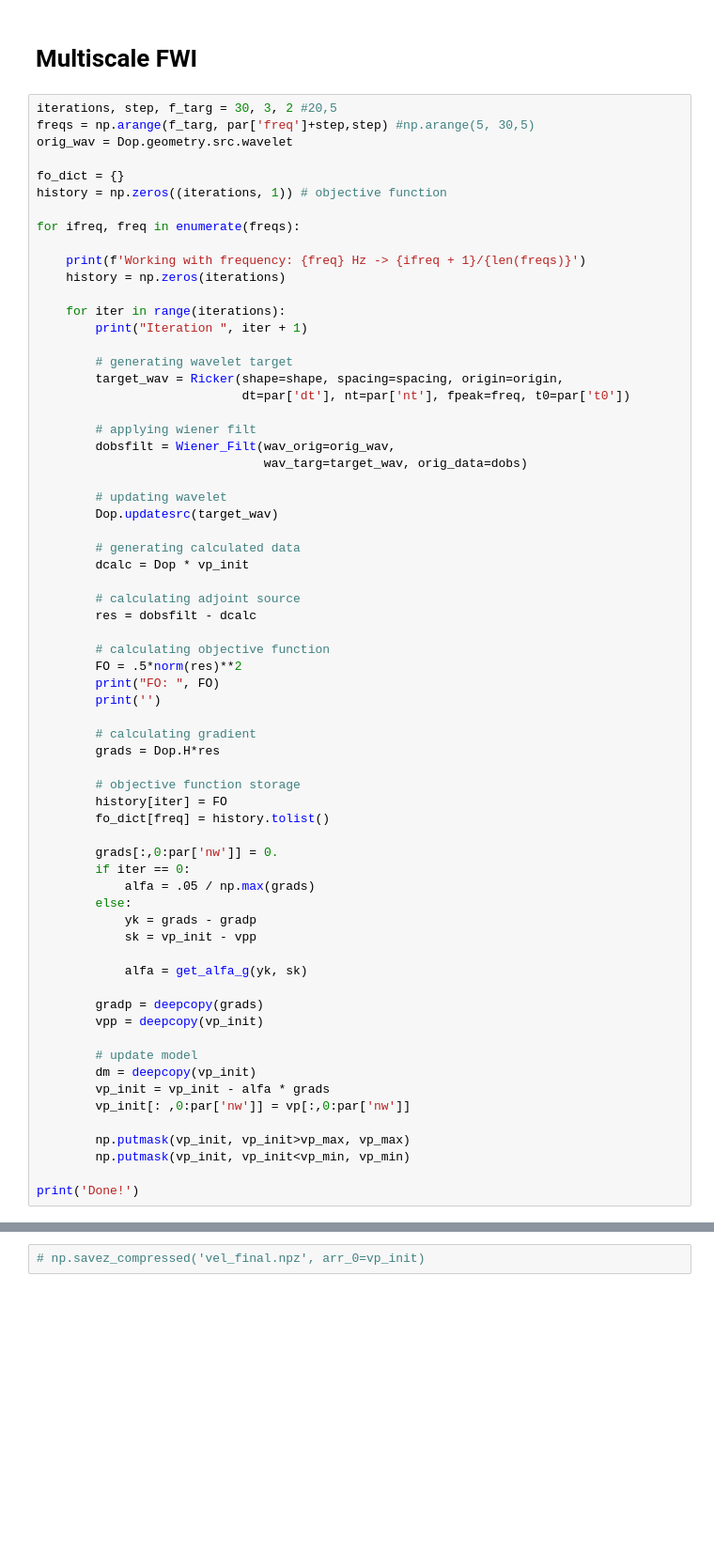
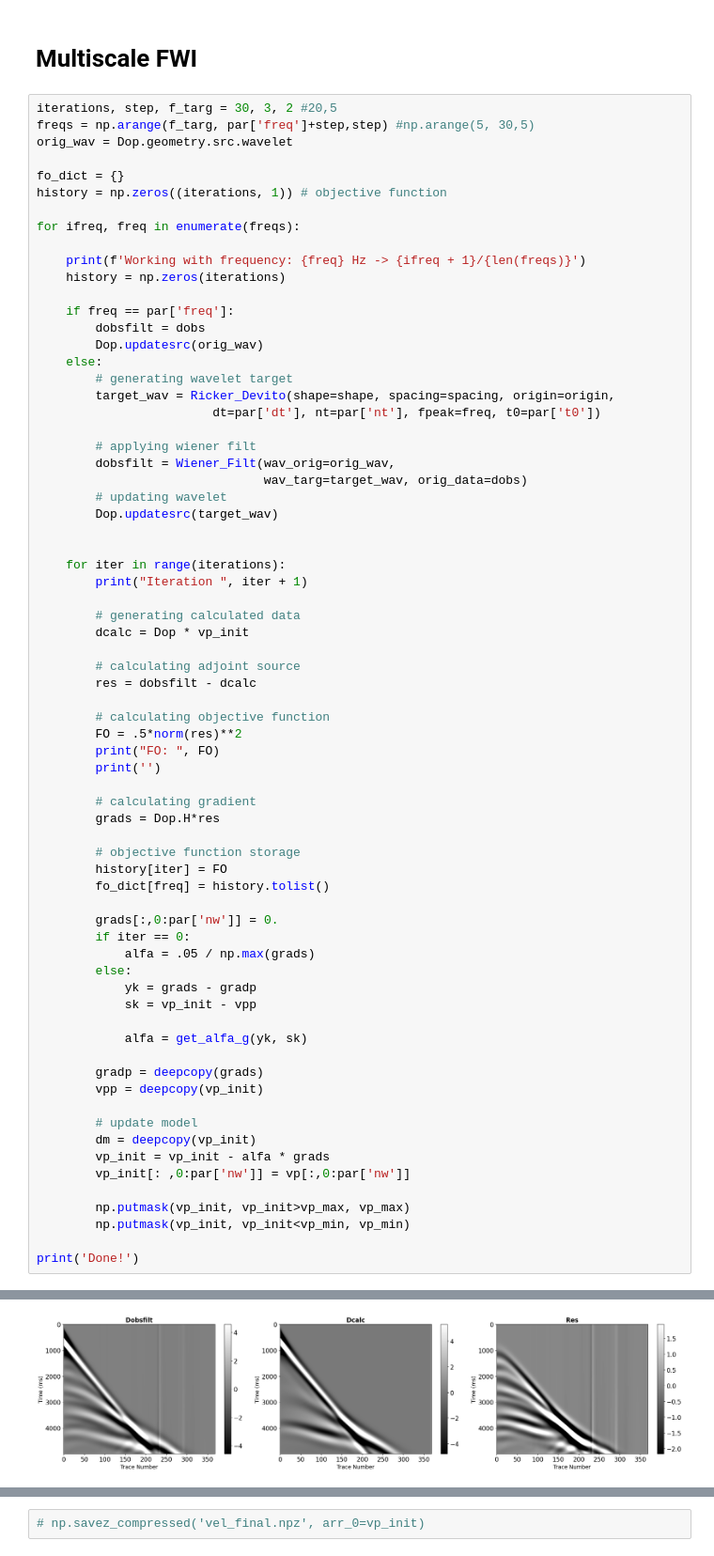
Before and after one commit to LIGA-UFBA/Pylops, a Jupyter notebook: tutorials/notebooks/FWI_MultiScale.ipynb, the cells around one changed output, grey strips where cells are left out. Shown at 94% size. Drawn from its saved outputs; the diff is of its cells as text; blank space fills up the shorter version.

```diff
--- a/tutorials/notebooks/FWI_MultiScale.ipynb
+++ b/tutorials/notebooks/FWI_MultiScale.ipynb
@@ -142,19 +147,23 @@ for ifreq, freq in enumerate(freqs):
     print(f'Working with frequency: {freq} Hz -> {ifreq + 1}/{len(freqs)}')
     history = np.zeros(iterations)
 
-    for iter in range(iterations):
-        print("Iteration ", iter + 1)
-
+    if freq == par['freq']:
+        dobsfilt = dobs
+        Dop.updatesrc(orig_wav)
+    else:
         # generating wavelet target
-        target_wav = Ricker(shape=shape, spacing=spacing, origin=origin,
-                            dt=par['dt'], nt=par['nt'], fpeak=freq, t0=par['t0'])
+        target_wav = Ricker_Devito(shape=shape, spacing=spacing, origin=origin,
+                        dt=par['dt'], nt=par['nt'], fpeak=freq, t0=par['t0'])
 
         # applying wiener filt
         dobsfilt = Wiener_Filt(wav_orig=orig_wav,
                                wav_targ=target_wav, orig_data=dobs)
-
         # updating wavelet
         Dop.updatesrc(target_wav)
+
+
+    for iter in range(iterations):
+        print("Iteration ", iter + 1)
 
         # generating calculated data
         dcalc = Dop * vp_init
@@ -215,0 +210 @@ Done!
+[figure, added]
```
Also changed, not shown: parts of 7 cells of this notebook, 2 other files.
